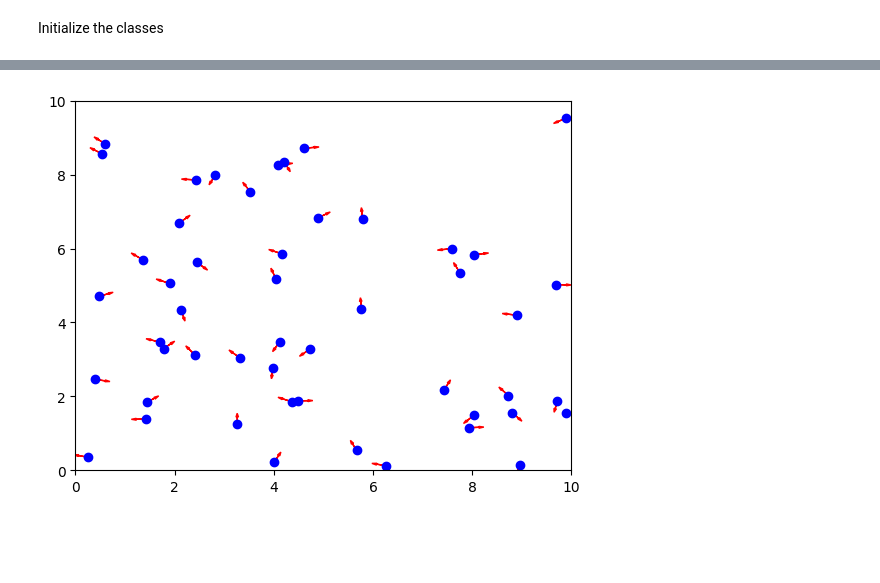
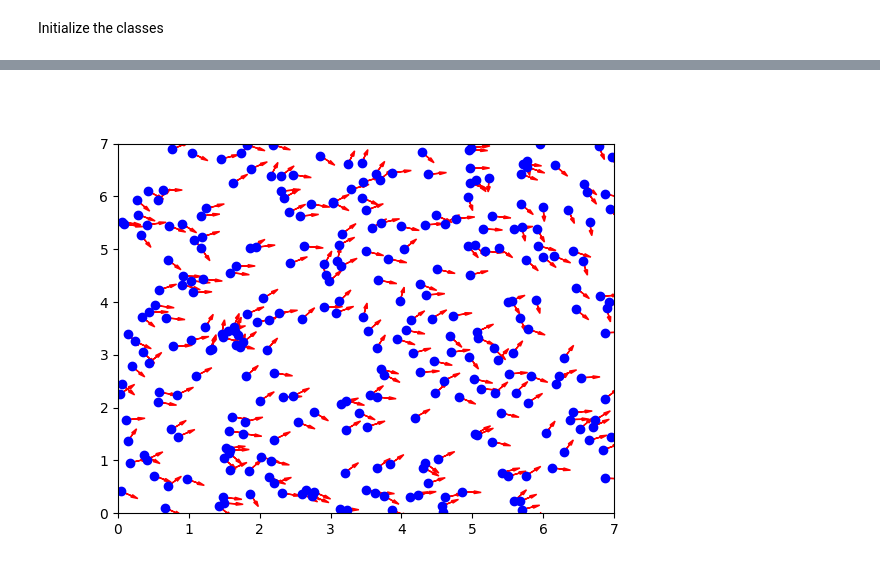
Before and after one commit to Canevaze/PHY571, a Jupyter notebook: Brouillon.ipynb, the cells around one changed output, grey strips where cells are left out. Drawn from its saved outputs; the diff is of its cells as text; code cells hidden in the pictures; blank space fills up the shorter version.

```diff
--- a/Brouillon.ipynb
+++ b/Brouillon.ipynb
@@ -26,10 +27,6 @@ class Bird:
 
     def get_neighbors(self, swarm, R):
         "get the neighbors of a bird"
-
-        #verify that swarm is a class and print error if not
-        if not isinstance(swarm, Swarm):
-            raise TypeError("swarm must be a Swarm class")
 
         neighbors = []
         for bird in swarm:
@@ -98,8 +95,13 @@ class Swarm :
             elif new_X < 0:
                 new_X += self.length
 
+            if new_Y > self.length:
+                new_Y -= self.length
+            elif new_Y < 0:
+                new_Y += self.length
+
             random_theta = np.random.uniform(-self.eta/2, self.eta/2)
-            new_theta = random_theta + bird.get_mean_theta(bird.get_neighbors(swarm, interaction_radius))
+            new_theta = random_theta + bird.get_mean_theta(bird.get_neighbors(self.birds, interaction_radius))
 
             update.append([new_X, new_Y, new_theta])
 
@@ -112,0 +115,9 @@ Do the animation
+# %%
+#create swarm of birds and do an animation of the evolution
+L = 7
+rho = 6.1
+V = 0.03
+eta = 2
+interaction_radius = 1
+swarm = Swarm(L, rho, V, eta, interaction_radius)
+swarm.initialize()
@@ -113,12 +178,4 @@ Do the animation
 # %%
-#create swarm of birds and do an animation of the evolution
-L = 10
-rho = 0.5
-V = 1
-eta = 0.5
-interaction_radius = 1
-swarm = Swarm(L, rho, V, eta, interaction_radius)
-swarm.initialize()
 
 
 # Create the figure and axis for the plot
@@ -134,28 +191,39 @@ for bird in swarm.birds:
                      head_width=0.05, head_length=0.1, fc='red', ec='red')
     arrows.append(arrow)
 
-# def update(frame):
-#     # Update the swarm at each frame
-#     swarm.evolve()
-
-#     # Update the positions of the points
-#     points.set_data([bird.X for bird in swarm.birds], [bird.Y for bird in swarm.birds])
-
-#     # Update the direction arrows
-#     for i, bird in enumerate(swarm.birds):
-#         arrows[i].set_positions(bird.X, bird.Y)
-#         arrows[i].set_UVC(0.2 * np.cos(bird.theta), 0.2 * np.sin(bird.theta))
-
 # Set the axis limits
-
-#swarm.evolve()
-
 ax.set_xlim(0, L)
 ax.set_ylim(0, L)
 
-# Create the animation
-# animation = FuncAnimation(fig, update, frames=range(100), interval=100)
+for i in range(300):
+    swarm.evolve()
 
-# Show the animation
-#plt.show()
+    # Update the positions of the points
+    points.set_data([bird.X for bird in swarm.birds], [bird.Y for bird in swarm.birds])
+
+    # Update the direction arrows
+    for i, bird in enumerate(swarm.birds):
+        # Calculate the mean of the last 20 velocities
+        last_velocities = [bird.velocity for bird in bird.get_neighbors(swarm.birds, interaction_radius)[-20:]]
+        mean_velocity = np.mean(last_velocities)
+
+        # Update the arrow positions and directions
+        arrows[i].set_xy((bird.X, bird.Y))  # Use set_xy instead of set_positions
+        arrows[i].set_UVC(0.2 * mean_velocity * np.cos(bird.theta), 0.2 * mean_velocity * np.sin(bird.theta))
+
+    # Draw the updated plot
+    plt.draw()
+    plt.pause(0.1)  # Pause to give time for the plot to be drawn
+
+# Show the final plot
+plt.show()
+
+
+
+
+
+
+
+# Show the final plot
+plt.show()
 # %% [output]
@@ -163 +231 @@ ax.set_ylim(0, L)
-[figure, old version]
+[figure, new version]
```
Also changed, not shown: parts of 6 cells of this notebook.
